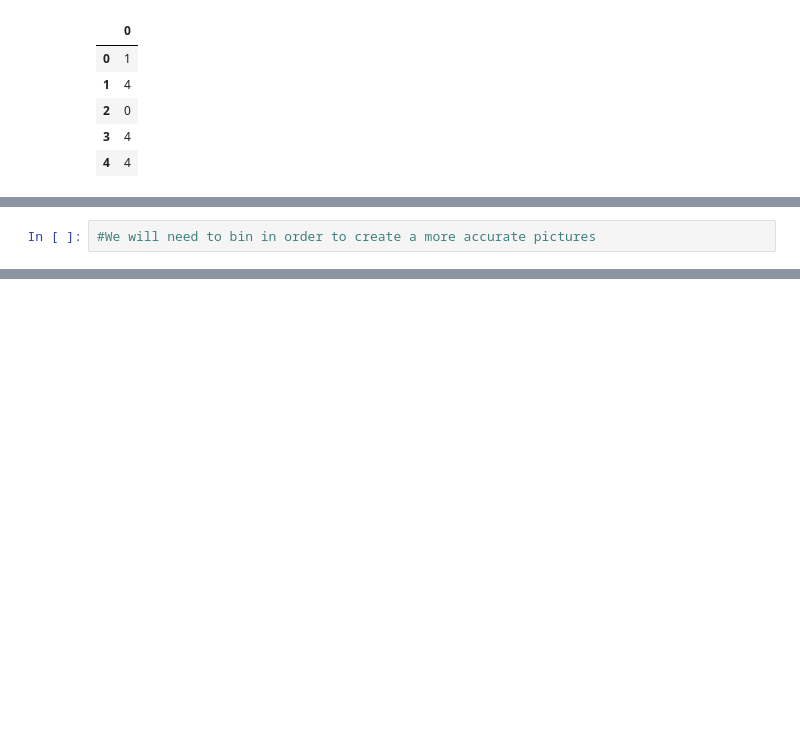
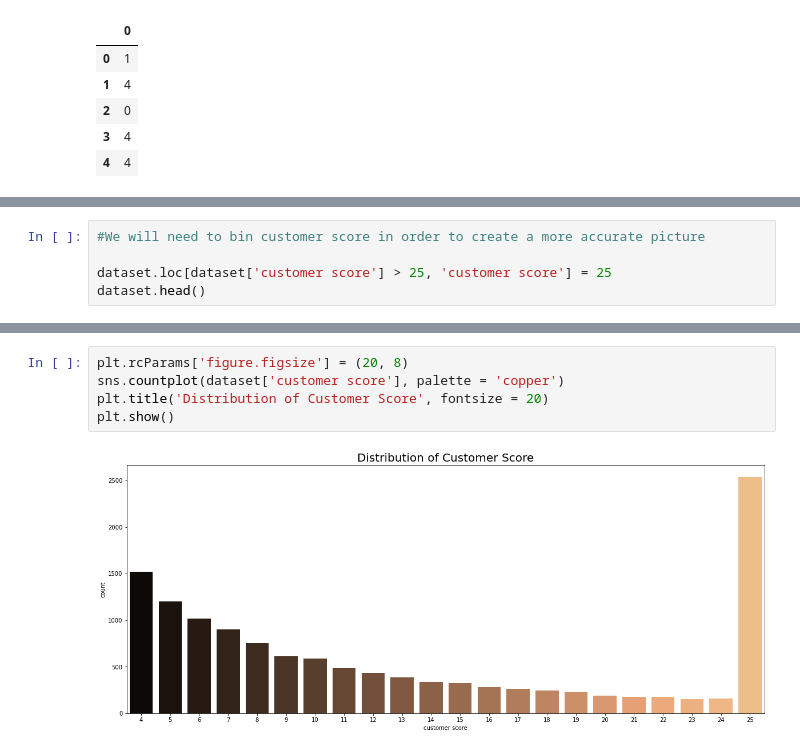
Before and after one commit to Solrys/Instacart-Analysis-by-Pandavas, a Jupyter notebook: ML for Customer Profile.ipynb, the cells around one changed output, grey strips where cells are left out. Saved outputs shown, nothing was run; the diff lists cells and outputs as text; blank space fills up the shorter version.

Commit message:
ML for customer data

```diff
--- a/ML for Customer Profile.ipynb
+++ b/ML for Customer Profile.ipynb
@@ -94,2 +97,5 @@ plt.show()
 # %%
-#We will need to bin in order to create a more accurate pictures
+#We will need to bin customer score in order to create a more accurate picture
+
+dataset.loc[dataset['customer score'] > 25, 'customer score'] = 25
+dataset.head()
@@ -95,0 +109,7 @@ plt.show()
+# %%
+plt.rcParams['figure.figsize'] = (20, 8)
+sns.countplot(dataset['customer score'], palette = 'copper')
+plt.title('Distribution of Customer Score', fontsize = 20)
+plt.show()
+# %% [output]
+[figure, added]
```
Also changed, not shown: parts of 9 cells of this notebook, 1 other file.
